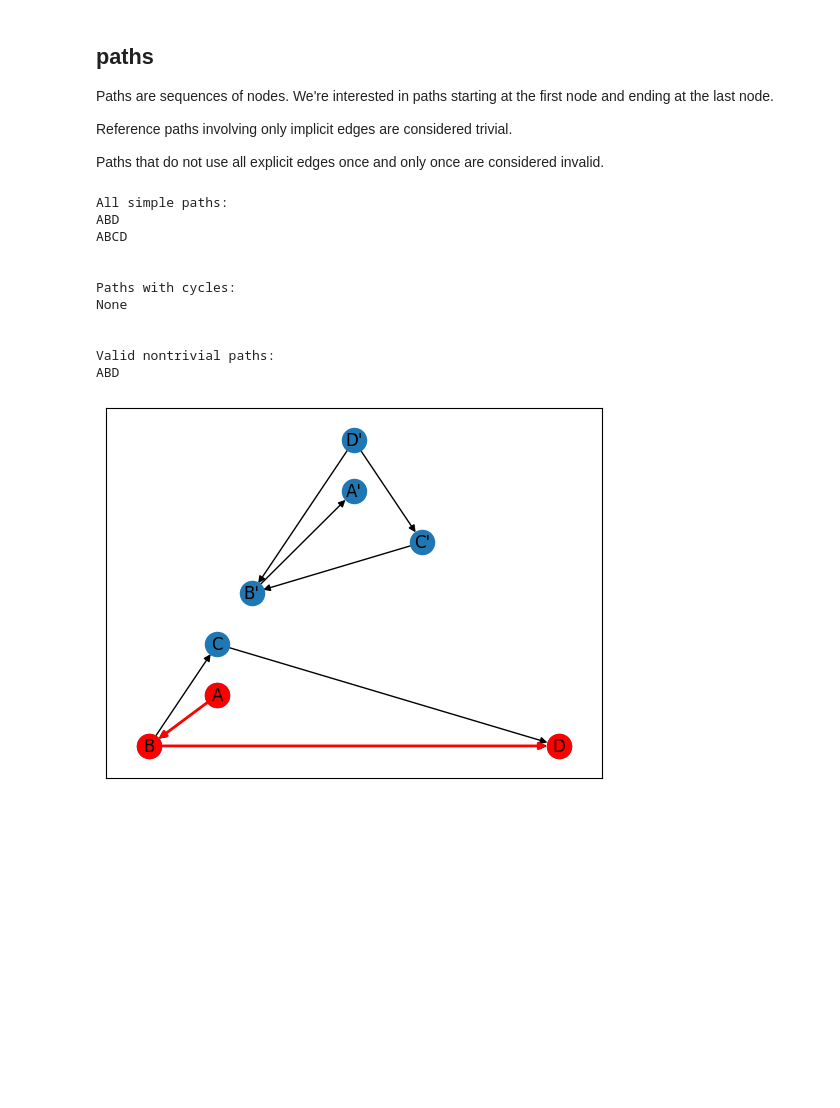
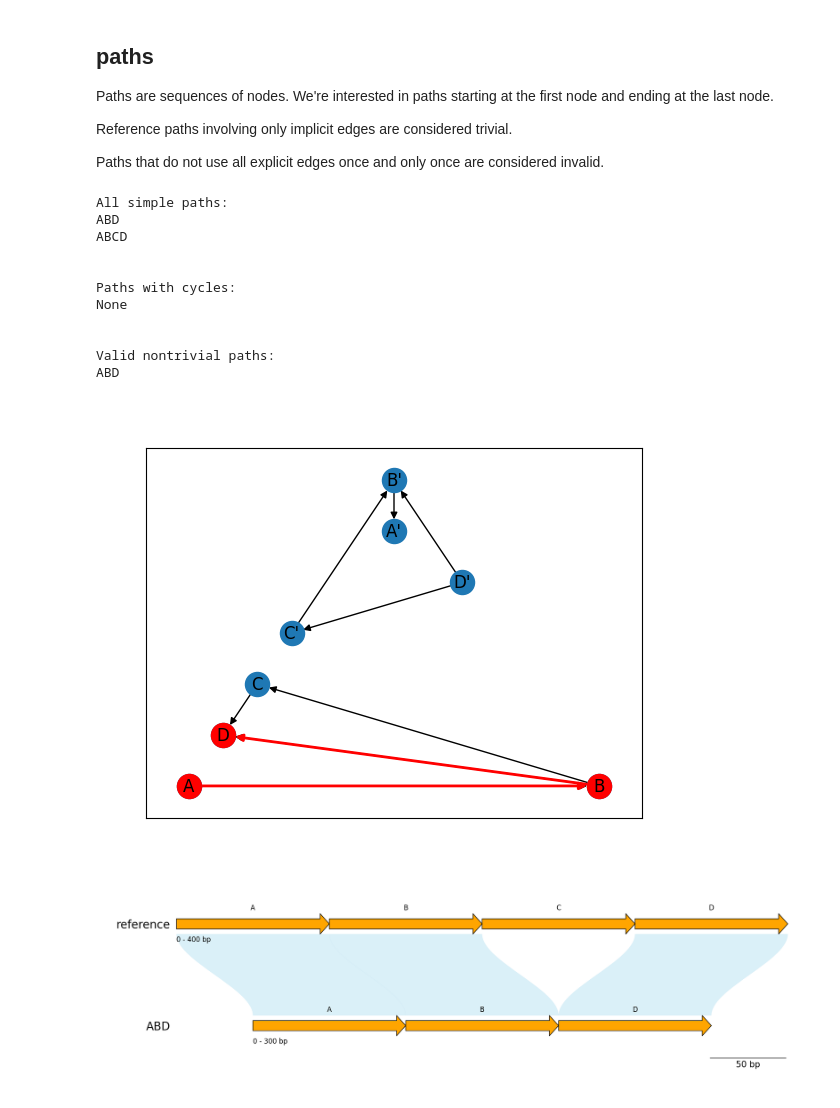
Before and after one commit to williamrowell/solve_graph, a Jupyter notebook: solve_complex_variants.ipynb, the cells around one changed output. Drawn from its saved outputs; the diff is of its cells as text; code cells hidden in the pictures; blank space fills up the shorter version.

Commit message:
Added plotting with GenomeViz

```diff
--- a/solve_complex_variants.ipynb
+++ b/solve_complex_variants.ipynb
@@ -173,3 +176,17 @@ def filter_paths(G, source, target, paths_with_cycles=[]):
         else:
             logging.info(f"Path {''.join(path)} is invalid or trivial")
     return filtered_paths
+# %%
+def node_feature_lookup(nodes_data):
+  lookup = defaultdict(dict)
+  for node in nodes_data:
+    lookup[node['node_id']] = node
+    lookup[node['node_id']]['size'] = node['last'] - node['first']
+    lookup[node['node_id']]['strand'] = 1
+    lookup[complementary_node_id(node['node_id'])] = minus_strand_node(node)
+    lookup[complementary_node_id(node['node_id'])]['size'] = node['last'] - node['first']
+    lookup[complementary_node_id(node['node_id'])]['strand'] = -1
+  return lookup
+
+def total_path_size(path, node_feature_lookup):
+  return sum([node_feature_lookup[node]['size'] for node in path])
@@ -176,5 +275,5 @@ def filter_paths(G, source, target, paths_with_cycles=[]):
 # %%
-def solve_graph(nodes_data_file_path, edges_data_file_path):
+def solve_graph(nodes_data_file_path, edges_data_file_path, sample_name):
   # create graph
   G = nx.DiGraph()
   #G = nx.MultiDiGraph()
@@ -182,6 +281,7 @@ def solve_graph(nodes_data_file_path, edges_data_file_path):
   # load node data
   nodes_data = load_nodes_data(nodes_data_file_path)
   add_nodes(G, nodes_data)
+  node_lookup = node_feature_lookup(nodes_data)
 
   first_node = nodes_data[0]['node_id']
   last_node = nodes_data[-1]['node_id']
@@ -206,25 +306,27 @@ def solve_graph(nodes_data_file_path, edges_data_file_path):
   #plot_graph(G, path=None, explicit_edges=[(u,v) for u,v,d in G.edges(data=True) if d['explicit']])
   for path in sorted(nontrivial_paths, key=len):
     plot_graph(G, path=path)
+    genomeviz_path(sample_name, path, nodes_data, node_lookup)
 # %%
 # 4 segments, simple heterozygous deletion of segment C
 
-solve_graph('nodes/simple_nodes.json', 'edges/simple_deletion.json')
+solve_graph('nodes/simple_nodes.json', 'edges/simple_deletion.json', 'simple_deletion')
 # for simple deletions, the two graphs should be disconnected because no explicit edges connect them
 # we want the answer ABD
 # %% [output]
 All simple paths:
 ABD
 ABCD
 
 
 Paths with cycles:
 None
 
 
 Valid nontrivial paths:
 ABD
-[figure, old version]
+[figure, new version]
+[figure, added]
 # %%
 # 4 segments, simple heterozygous duplication of segments B and C
 
```
Also changed, not shown: parts of 5 cells of this notebook, 7 other files.
